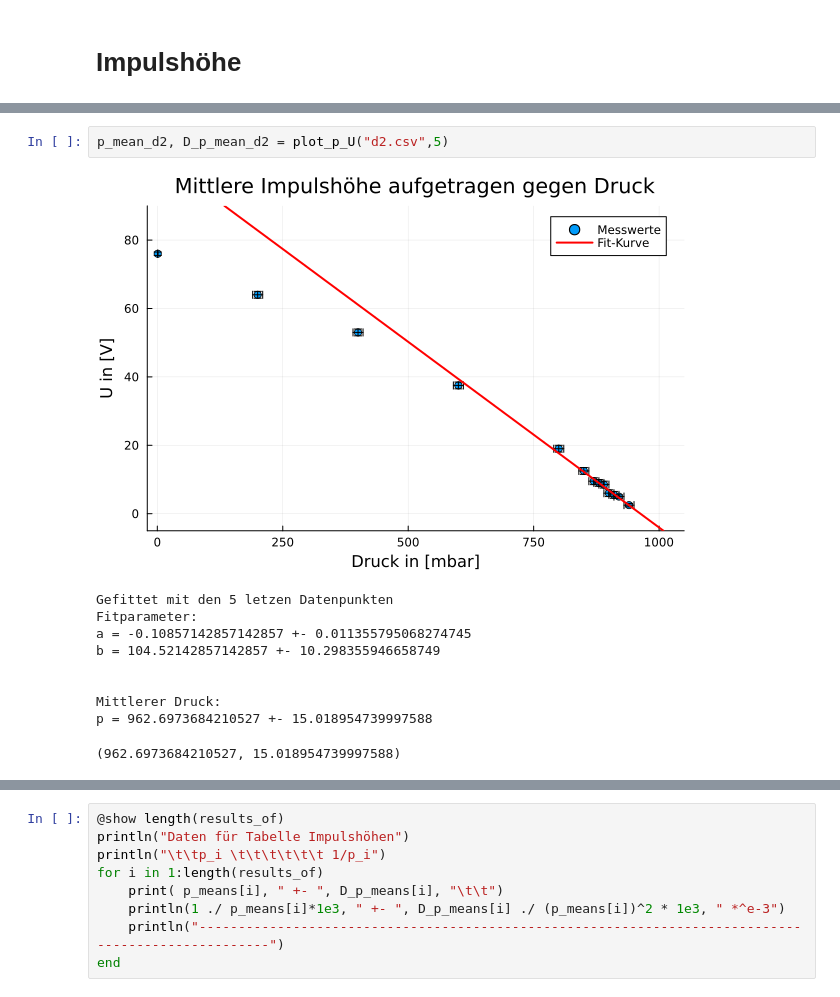
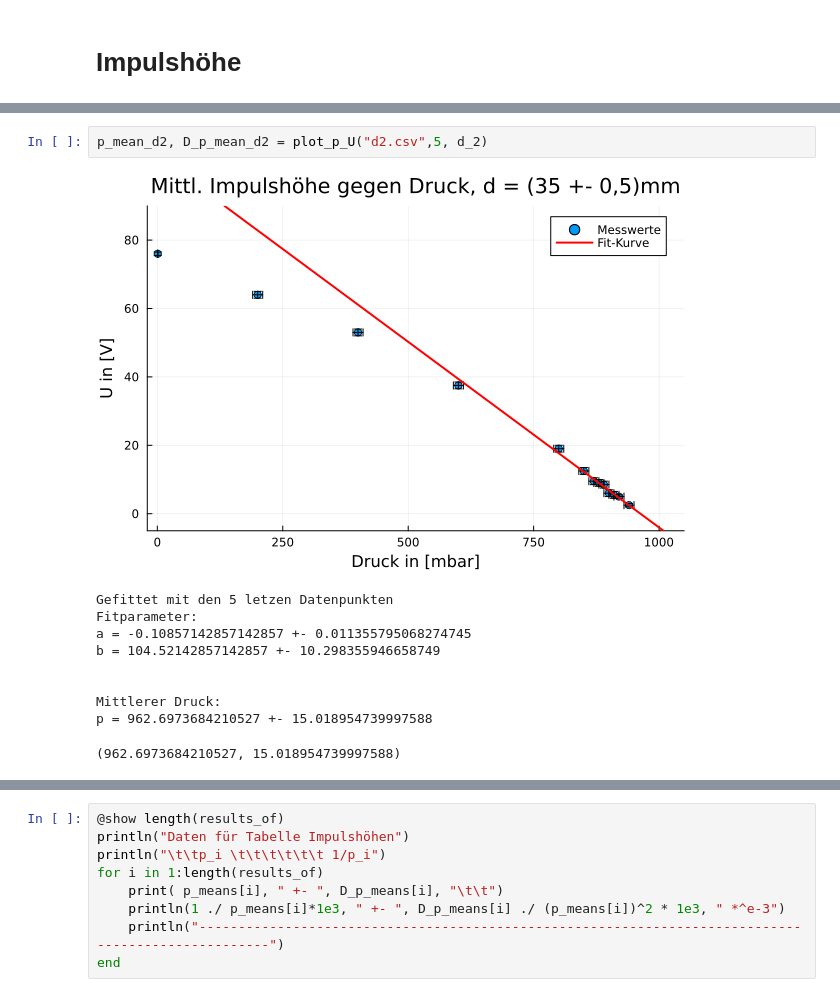
Before and after one commit to Baryonics/pb_ktp_3_3, a Jupyter notebook: code/reichweiten.ipynb, the cells around one changed output, grey strips where cells are left out. Cells and saved outputs as stored; diff of their text form.

```diff
--- a/code/reichweiten.ipynb
+++ b/code/reichweiten.ipynb
@@ -159,9 +152,9 @@ Mittlerer Druck:
 p = 991.7232104940312 +- 6.768853477874466
 (991.7232104940312, 6.768853477874466)
 # %%
-p_mean_d2, D_p_mean_d2 = plot_p_U("d2.csv",5)
+p_mean_d2, D_p_mean_d2 = plot_p_U("d2.csv",5, d_2)
 # %% [output]
-[figure, old version]
+[figure, new version]
 Gefittet mit den 5 letzen Datenpunkten
 Fitparameter:
 a = -0.10857142857142857 +- 0.011355795068274745
```
Also changed, not shown: parts of 11 cells of this notebook, 12 other files.
